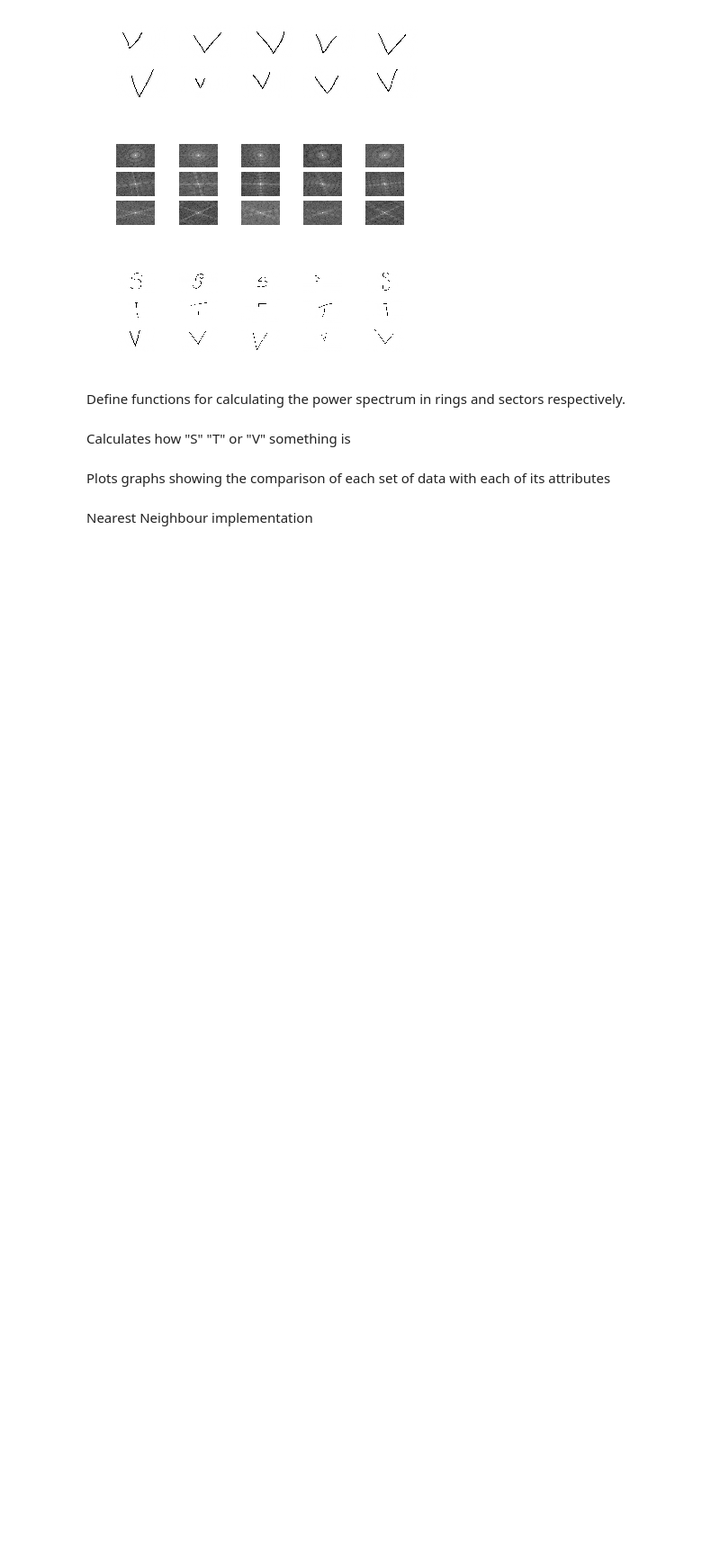
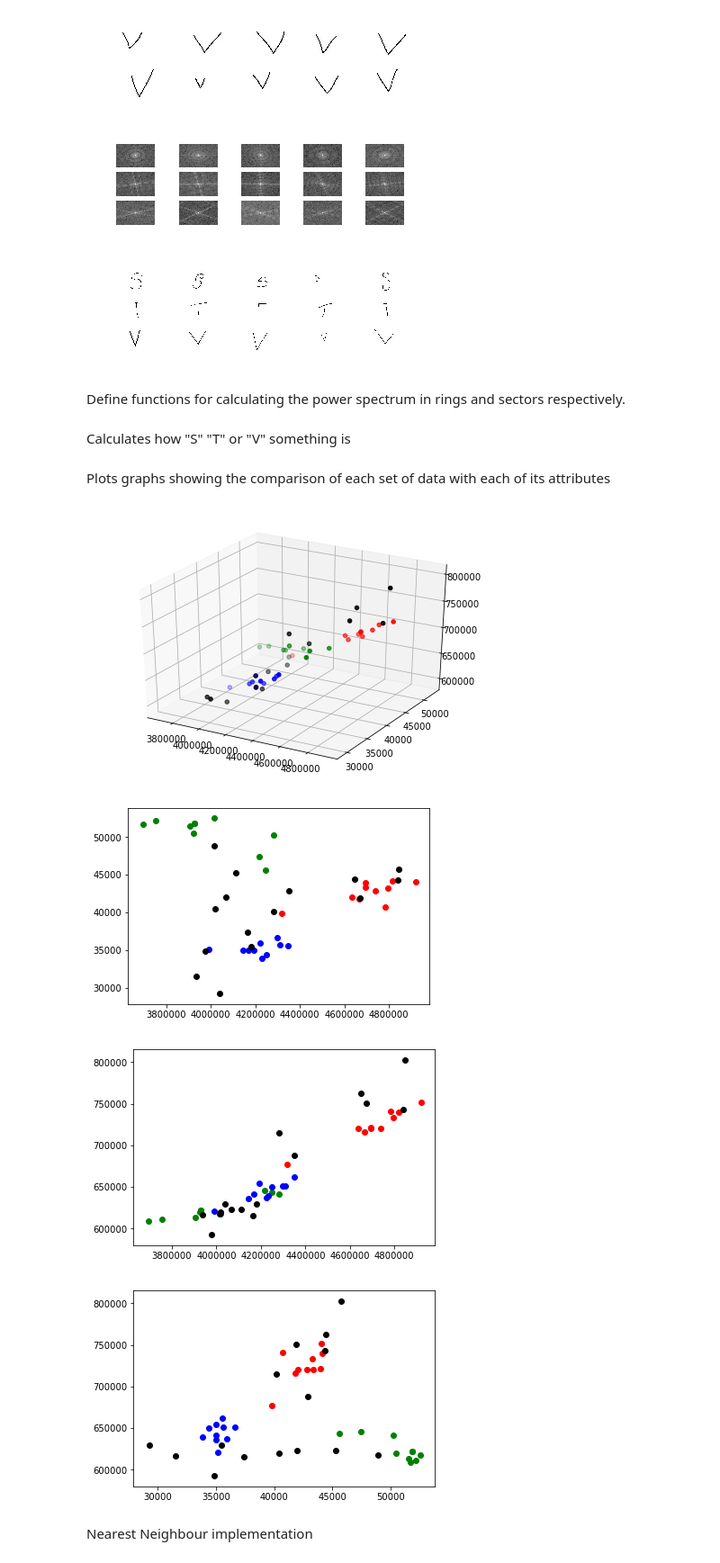
Before and after one commit to baronnobody/spscw2, a Jupyter notebook: cw2.ipynb, the cells around one changed output. Shown: that part at 90% size. Saved outputs shown, nothing was run; the diff lists cells and outputs as text; code cells hidden in the pictures; blank space fills up the shorter version.

```diff
--- a/cw2.ipynb
+++ b/cw2.ipynb
@@ -182,27 +207,23 @@ def SectorPower (points, r, θ1, θ2):
     return power
 # %%
 def SPower (points):
-    return RingPower(points, 50, 200)
+    return RingPower(points, 50, 150)
 
 def TPower (points):
-    θ1 = -np.pi/16
-    θ2 = np.pi/16
-    r = 200
+    O1 = -np.pi/64
+    O2 = np.pi/64
+    r1 = 10
+    r2 = 200
 
-    verticalPower = SectorPower(points, r, θ1, θ2)
-    horizontalPower = SectorPower(points, r, θ1 + np.pi/2, θ2 + np.pi/2)
-
-    return verticalPower + horizontalPower
+    return SectorPower(points, r1, r2, O1, O2) + SectorPower(points, r1, r2, O1 + np.pi/2, O2 + np.pi/2)
 
 def VPower (points):
-    θ1 = np.pi/16
-    θ2 = 7*np.pi/16
-    r = 200
+    O1 = 2*np.pi/64
+    O2 = 31*np.pi/64
+    r1 = 10
+    r2 = 200
 
-    verticalPower = SectorPower(points, r, θ1, θ2)
-    horizontalPower = SectorPower(points, r, np.pi - θ2, np.pi - θ1 )
-
-    return verticalPower + horizontalPower
+    return SectorPower(points, r1, r2, O1, O2) + SectorPower(points, r1, r2, -O2, -O1)
 # %% [markdown]
 Calculates how "S" "T" or "V" something is
 # %%
@@ -240,8 +262,6 @@ TestDat_t = np.transpose(TestDat)
 # %% [markdown]
 Plots graphs showing the comparison of each set of data with each of its attributes
 # %%
-print (SDat)
-
 fig = plt.figure()
 
 ax = Axes3D(fig)
@@ -251,33 +271,41 @@ ax.scatter( VDat_t[0], VDat_t[1], VDat_t[2], color="b" )
 ax.scatter( TestDat_t[0], TestDat_t[1], TestDat_t[2], color="black")
 
 plt.show()
 
 fig = plt.figure()
 
 ax = fig.add_subplot(111)
 ax.scatter( SDat_t[0], SDat_t[1], color="r" )
 ax.scatter( TDat_t[0], TDat_t[1], color="g" )
 ax.scatter( VDat_t[0], VDat_t[1], color="b" )
+ax.scatter( TestDat_t[0], TestDat_t[1], color="black")
 
 plt.show()
 
 fig = plt.figure()
 
 ax = fig.add_subplot(111)
 ax.scatter( SDat_t[0], SDat_t[2], color="r" )
 ax.scatter( TDat_t[0], TDat_t[2], color="g" )
 ax.scatter( VDat_t[0], VDat_t[2], color="b" )
+ax.scatter( TestDat_t[0], TestDat_t[2], color="black")
 
 plt.show()
 
 fig = plt.figure()
 
 ax = fig.add_subplot(111)
 ax.scatter( SDat_t[1], SDat_t[2], color="r" )
 ax.scatter( TDat_t[1], TDat_t[2], color="g" )
 ax.scatter( VDat_t[1], VDat_t[2], color="b" )
+ax.scatter( TestDat_t[1], TestDat_t[2], color="black")
 
 plt.show()
+# %% [output]
+[figure, added]
+[figure, added]
+[figure, added]
+[figure, added]
 # %% [markdown]
 Nearest Neighbour implementation
 # %%
```
Also changed, not shown: parts of 3 cells of this notebook.
